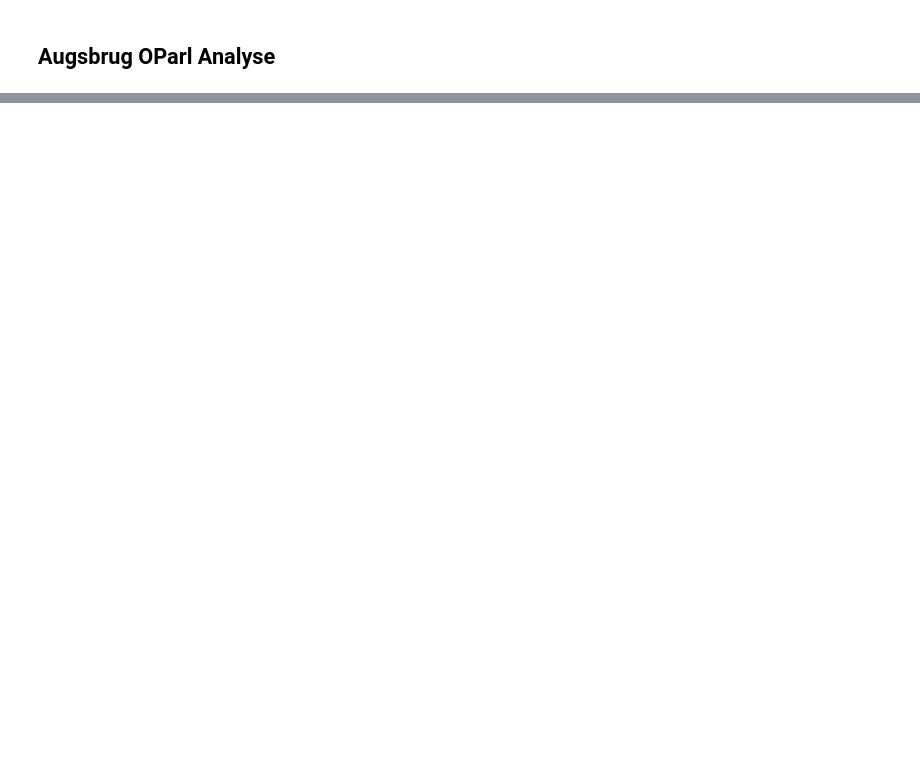
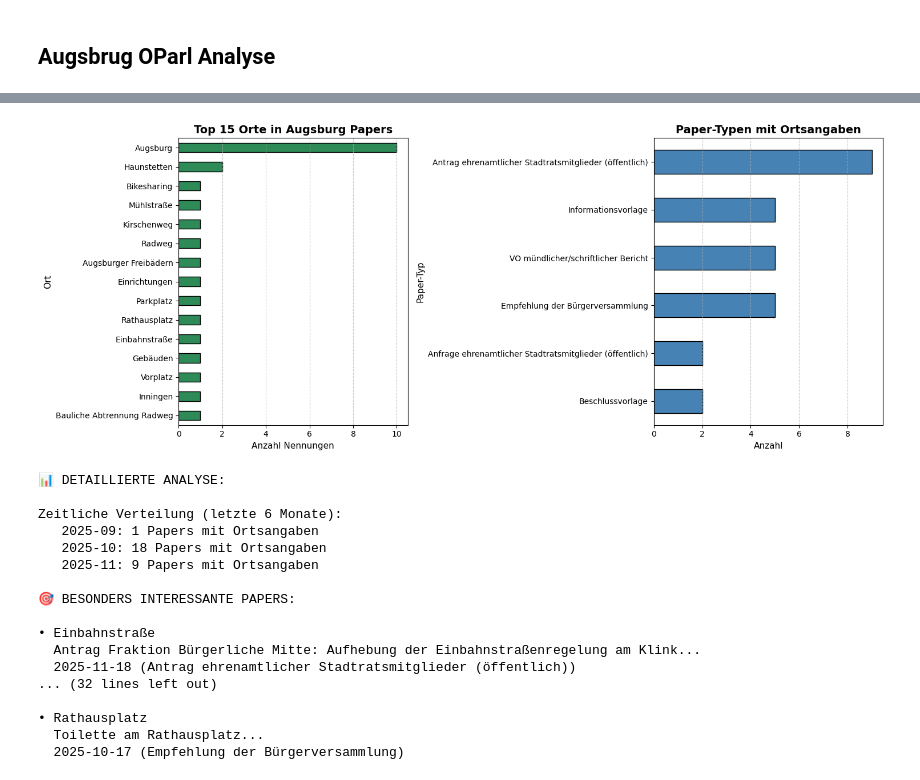
Before and after one commit to Benneloui/geoanalysis-urban-planning-council-decisions, a Jupyter notebook: analysis/00_oparl_test_augsburg.ipynb, the cells around one changed output, grey strips where cells are left out. Saved outputs shown, nothing was run; the diff lists cells and outputs as text; code cells hidden in the pictures; blank space fills up the shorter version.

```diff
--- a/analysis/00_oparl_test_augsburg.ipynb
+++ b/analysis/00_oparl_test_augsburg.ipynb
@@ -97,0 +1426,67 @@ if not latest_meeting.empty:
+# %%
+# Visualisierung der gefundenen Orte
+
+fig, (ax1, ax2) = plt.subplots(1, 2, figsize=(15, 6))
+
+# Linke Grafik: Top 15 Orte
+top_15 = df_locations['location'].value_counts().head(15)
+top_15.plot(kind='barh', ax=ax1, color='#2E8B57', edgecolor='black')
+ax1.set_title('Top 15 Orte in Augsburg Papers', fontsize=14, fontweight='bold')
+ax1.set_xlabel('Anzahl Nennungen', fontsize=11)
+ax1.set_ylabel('Ort', fontsize=11)
+ax1.grid(axis='x', linestyle='--', alpha=0.7)
+ax1.invert_yaxis()
+
+# Rechte Grafik: Paper-Typen mit Ortsangaben
+type_counts = df_locations['type'].value_counts().head(10)
+type_counts.plot(kind='barh', ax=ax2, color='#4682B4', edgecolor='black')
+ax2.set_title('Paper-Typen mit Ortsangaben', fontsize=14, fontweight='bold')
+ax2.set_xlabel('Anzahl', fontsize=11)
+ax2.set_ylabel('Paper-Typ', fontsize=11)
+ax2.grid(axis='x', linestyle='--', alpha=0.7)
+ax2.invert_yaxis()
+
+plt.tight_layout()
+plt.show()
+
+print("\n📊 DETAILLIERTE ANALYSE:\n")
+
+# Zeitliche Verteilung
+df_locations['date'] = pd.to_datetime(df_locations['date'])
+df_locations['year_month'] = df_locations['date'].dt.to_period('M')
+
+print("Zeitliche Verteilung (letzte 6 Monate):")
+recent = df_locations[df_locations['date'] >= '2025-05-01']
+if not recent.empty:
+    time_dist = recent['year_month'].value_counts().sort_index()
+    for period, count in time_dist.items():
+        print(f"   {period}: {count} Papers mit Ortsangaben")
+else:
+    print("   Keine Daten in den letzten 6 Monaten")
+
+# Interessante Einzelfälle
+print("\n🎯 BESONDERS INTERESSANTE PAPERS:\n")
+interesting = df_locations[~df_locations['location'].isin(['Augsburg'])].head(10)
+for i, row in interesting.iterrows():
+    print(f"• {row['location']}")
+    print(f"  {row['paper_name'][:80]}...")
+    print(f"  {row['date'].date()} ({row['type']})\n")
+# %% [output]
+[figure, added]
+📊 DETAILLIERTE ANALYSE:
+
+Zeitliche Verteilung (letzte 6 Monate):
+   2025-09: 1 Papers mit Ortsangaben
+   2025-10: 18 Papers mit Ortsangaben
+   2025-11: 9 Papers mit Ortsangaben
+
+🎯 BESONDERS INTERESSANTE PAPERS:
+
+• Einbahnstraße
+  Antrag Fraktion Bürgerliche Mitte: Aufhebung der Einbahnstraßenregelung am Klink...
+  2025-11-18 (Antrag ehrenamtlicher Stadtratsmitglieder (öffentlich))
+... (32 lines left out)
+
+• Rathausplatz
+  Toilette am Rathausplatz...
+  2025-10-17 (Empfehlung der Bürgerversammlung)
```
Also changed, not shown: parts of 31 cells of this notebook, 10 other files.
